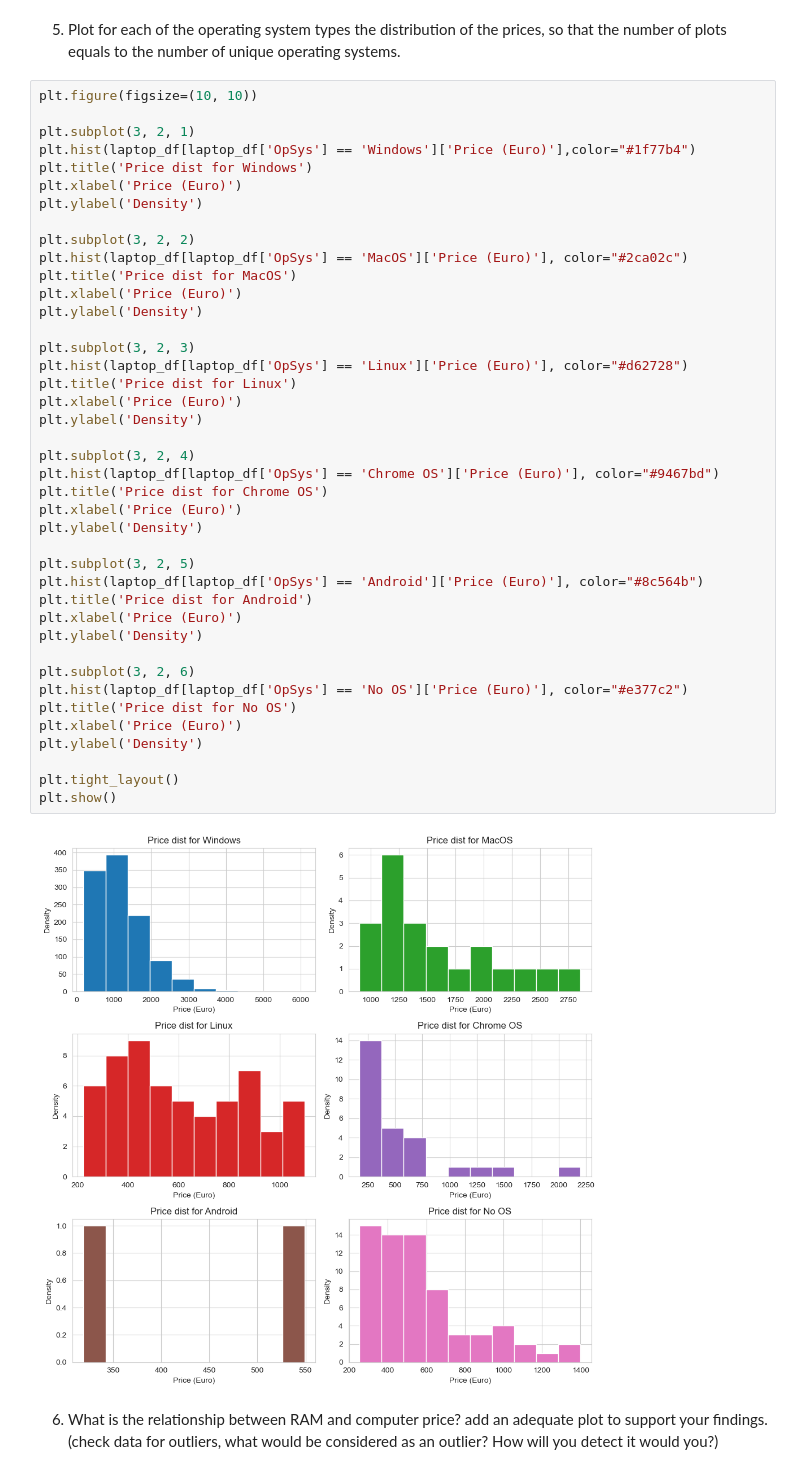
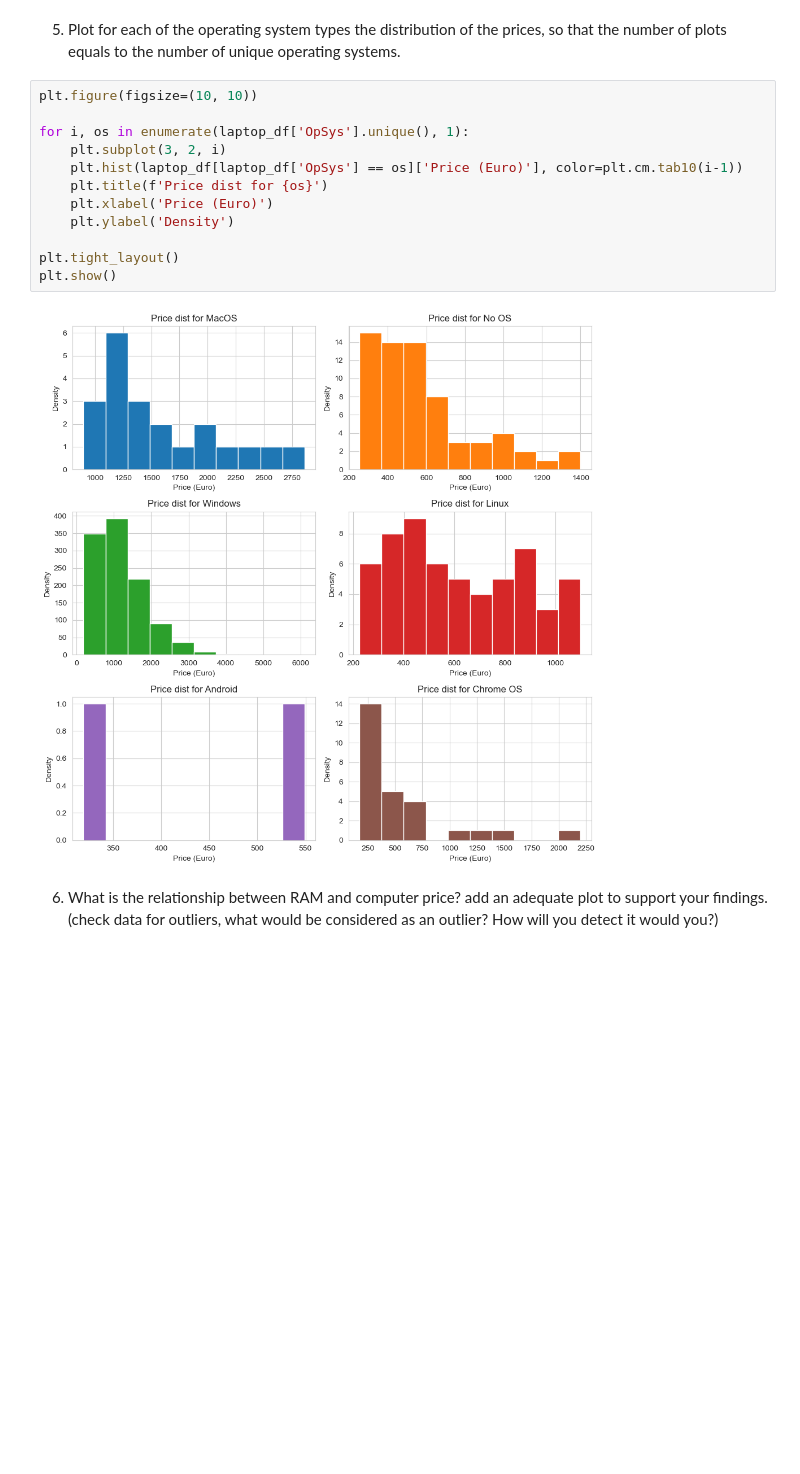
Before and after one commit to prashastham/DSMiniProj1, a Jupyter notebook: q2.ipynb, the cells around one changed output. Saved outputs shown, nothing was run; the diff lists cells and outputs as text; blank space fills up the shorter version.

Commit message:
Improve price destribution code

```diff
--- a/q2.ipynb
+++ b/q2.ipynb
@@ -109,46 +109,17 @@ the number of plots equals to the number of unique operating systems.
 # %%
 plt.figure(figsize=(10, 10))
 
-plt.subplot(3, 2, 1)
-plt.hist(laptop_df[laptop_df['OpSys'] == 'Windows']['Price (Euro)'],color="#1f77b4")
-plt.title('Price dist for Windows')
-plt.xlabel('Price (Euro)')
-plt.ylabel('Density')
-
-plt.subplot(3, 2, 2)
-plt.hist(laptop_df[laptop_df['OpSys'] == 'MacOS']['Price (Euro)'], color="#2ca02c")
-plt.title('Price dist for MacOS')
-plt.xlabel('Price (Euro)')
-plt.ylabel('Density')
-
-plt.subplot(3, 2, 3)
-plt.hist(laptop_df[laptop_df['OpSys'] == 'Linux']['Price (Euro)'], color="#d62728")
-plt.title('Price dist for Linux')
-plt.xlabel('Price (Euro)')
-plt.ylabel('Density')
-
-plt.subplot(3, 2, 4)
-plt.hist(laptop_df[laptop_df['OpSys'] == 'Chrome OS']['Price (Euro)'], color="#9467bd")
-plt.title('Price dist for Chrome OS')
-plt.xlabel('Price (Euro)')
-plt.ylabel('Density')
-
-plt.subplot(3, 2, 5)
-plt.hist(laptop_df[laptop_df['OpSys'] == 'Android']['Price (Euro)'], color="#8c564b")
-plt.title('Price dist for Android')
-plt.xlabel('Price (Euro)')
-plt.ylabel('Density')
-
-plt.subplot(3, 2, 6)
-plt.hist(laptop_df[laptop_df['OpSys'] == 'No OS']['Price (Euro)'], color="#e377c2")
-plt.title('Price dist for No OS')
-plt.xlabel('Price (Euro)')
-plt.ylabel('Density')
+for i, os in enumerate(laptop_df['OpSys'].unique(), 1):
+    plt.subplot(3, 2, i)
+    plt.hist(laptop_df[laptop_df['OpSys'] == os]['Price (Euro)'], color=plt.cm.tab10(i-1))
+    plt.title(f'Price dist for {os}')
+    plt.xlabel('Price (Euro)')
+    plt.ylabel('Density')
 
 plt.tight_layout()
 plt.show()
 # %% [output]
-[figure, old version]
+[figure, new version]
 # %% [markdown]
 6. What is the relationship between RAM and computer price? add an adequate plot to support your findings. (check data for outliers, what would be considered as an outlier? How will you detect it would you?)
 # %%
```
